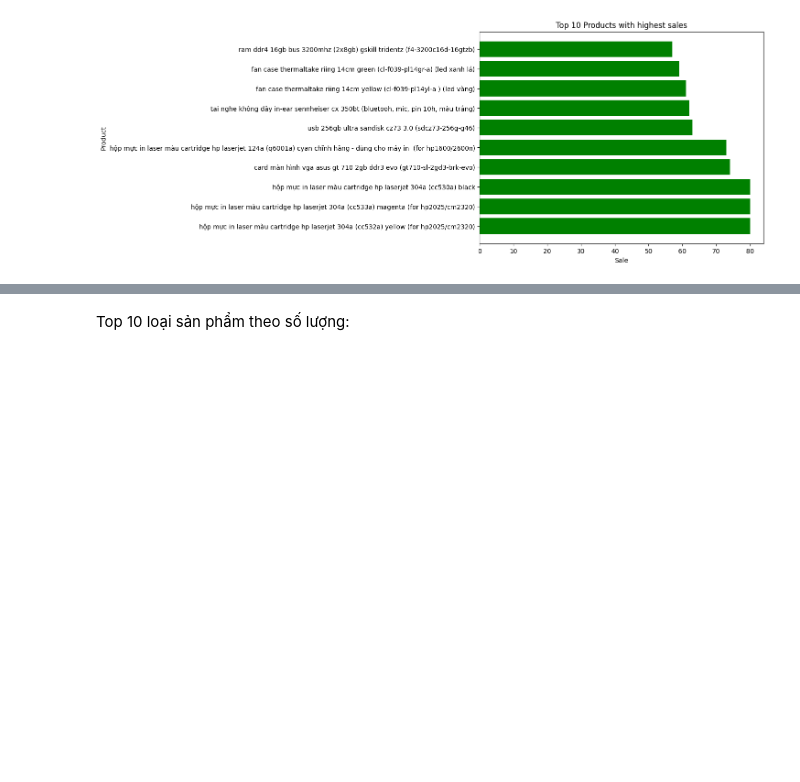
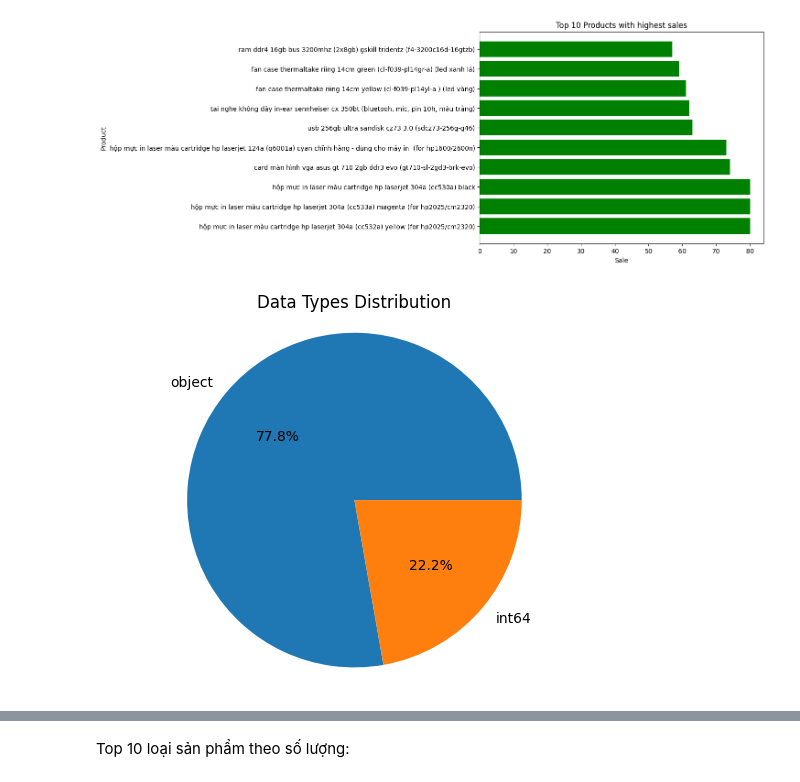
Before and after one commit to thanhdatnguyen1809/chatbot-rasa, a Jupyter notebook: data.ipynb, the cells around one changed output, grey strips where cells are left out. Cells and saved outputs as stored; diff of their text form; code cells hidden in the pictures; blank space fills up the shorter version.

```diff
--- a/data.ipynb
+++ b/data.ipynb
@@ -280,3 +385,12 @@ ax.set_title('Top 10 Products with highest sales')
 plt.show()
 # %% [output]
 [figure]
+# %%
+data_types_count = df.dtypes.value_counts()
+
+plt.pie(data_types_count, labels=data_types_count.index, autopct='%1.1f%%')
+plt.title('Data Types Distribution')
+plt.axis('equal')
+plt.show()
+# %% [output]
+[figure, added]
```
Also changed, not shown: parts of 26 cells of this notebook, 1 other file.
